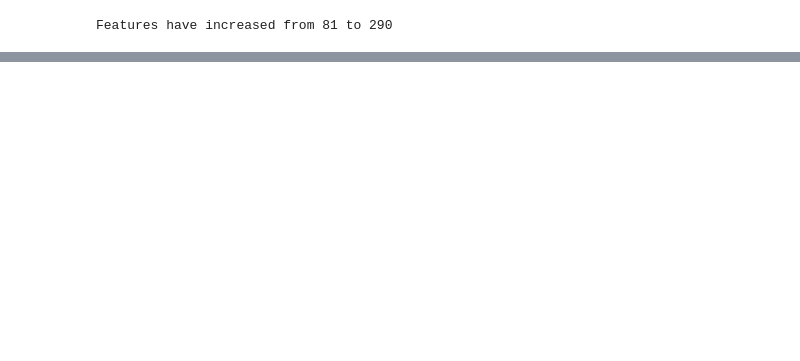
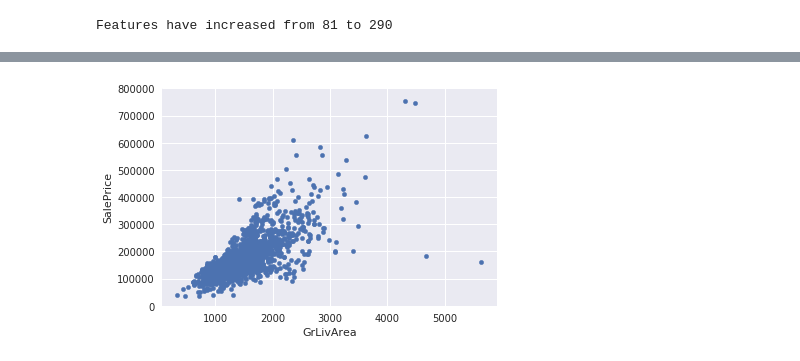
Before and after one commit to dirkhonda/udacity, a Jupyter notebook: capstone/capstone.ipynb, the cells around one changed output, grey strips where cells are left out. Saved outputs shown, nothing was run; the diff lists cells and outputs as text; code cells hidden in the pictures; blank space fills up the shorter version.

```diff
--- a/capstone/capstone.ipynb
+++ b/capstone/capstone.ipynb
@@ -119,0 +166,6 @@ ax = sns.boxplot(x=encoded_train['GrLivArea'])
+# %%
+var = 'GrLivArea'
+data = pd.concat([encoded_train['SalePrice'], encoded_train[var]], axis=1)
+data.plot.scatter(x=var, y='SalePrice', ylim=(0,800000));
+# %% [output]
+[figure, added]
```
Also changed, not shown: parts of 27 cells of this notebook.
